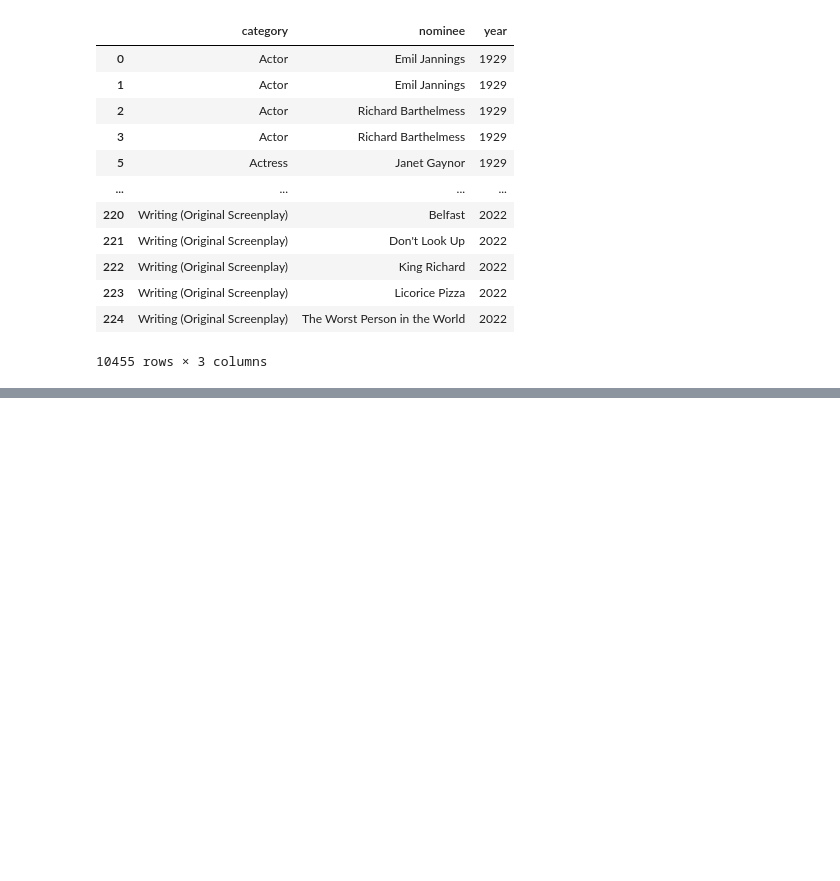
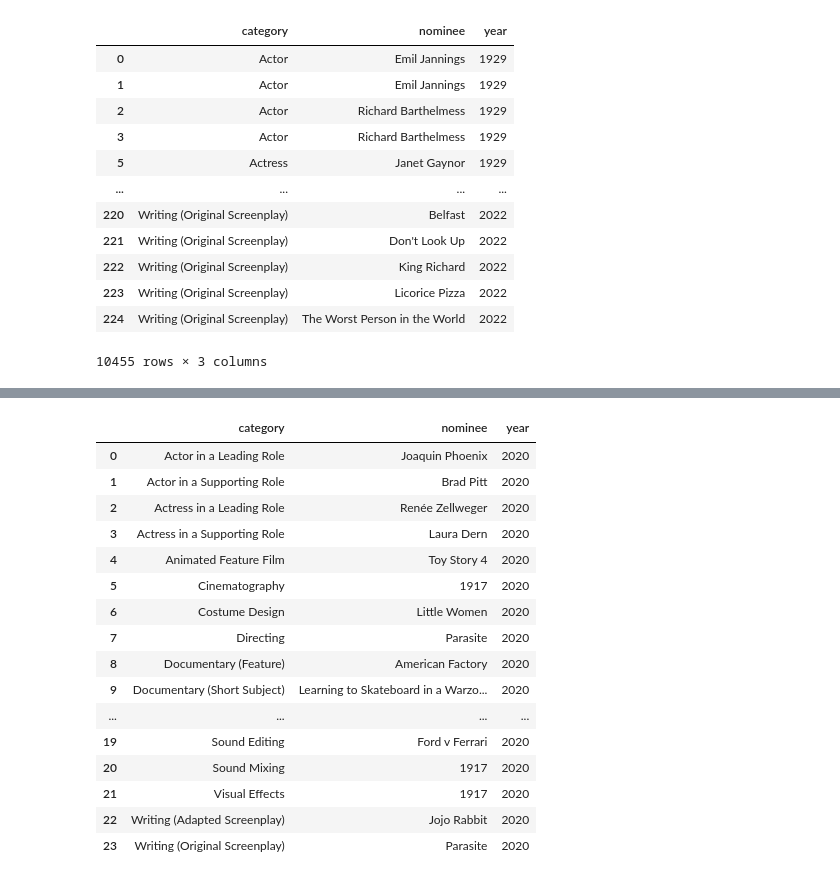
Before and after one commit to zoeteets/capstone, a Jupyter notebook: oscars.org_scrape_clean.ipynb, the cells around one changed output, grey strips where cells are left out. Drawn from its saved outputs; the diff is of its cells as text; code cells hidden in the pictures; blank space fills up the shorter version.

Commit message:
Add files via upload
complete, 2 df: winner_df and nominee_df

```diff
--- a/oscars.org_scrape_clean.ipynb
+++ b/oscars.org_scrape_clean.ipynb
@@ -303,0 +253,6 @@ df.to_csv('oscar_nominees.csv')
+# %%
+#find all winners
+for grouping in soup.findAll('div', attrs={'class':'view-content'})[1].findAll('div', attrs={'class':'view-grouping'}):
+    print(grouping.find('h2').text)
+    print(grouping.find('h3').text)
+    print(grouping.find('h4').text)
@@ -303,0 +277,3 @@ df.to_csv('oscar_nominees.csv')
+# %%
+#define winner_soup
+winner_soup = soup.findAll('div', attrs={'class':'view-content'})[1].findAll('div', attrs={'class':'view-grouping'})
@@ -303,0 +301,33 @@ df.to_csv('oscar_nominees.csv')
+# %%
+#user-defined funtion for single year with winners
+def scrape_winner(x):
+    URL = f'https://www.oscars.org/oscars/ceremonies/{x}' # /{year}
+
+    response = requests.get(URL)
+    soup=bs(response.text)
+
+    winner_soup = soup.findAll('div', attrs={'class':'view-content'})[1].findAll('div', attrs={'class':'view-grouping'})
+    winner = pd.DataFrame().from_dict({grouping.find('h2').text : grouping.find('h4').text for grouping in winner_soup}, orient = 'index').T.melt(var_name='category', value_name='nominee')
+    #oscar = oscar.dropna()
+    winner['year'] = x
+    return winner
+
+scrape_winner(2020)
+# %% [output]
+|  | category | nominee | year |
+| 0 | Actor in a Leading Role | Joaquin Phoenix | 2020 |
+| 1 | Actor in a Supporting Role | Brad Pitt | 2020 |
+| 2 | Actress in a Leading Role | Renée Zellweger | 2020 |
+| 3 | Actress in a Supporting Role | Laura Dern | 2020 |
+| 4 | Animated Feature Film | Toy Story 4 | 2020 |
+| 5 | Cinematography | 1917 | 2020 |
+| 6 | Costume Design | Little Women | 2020 |
+| 7 | Directing | Parasite | 2020 |
+| 8 | Documentary (Feature) | American Factory | 2020 |
+| 9 | Documentary (Short Subject) | Learning to Skateboard in a Warzo... | 2020 |
+| ... | ... | ... | ... |
+| 19 | Sound Editing | Ford v Ferrari | 2020 |
+| 20 | Sound Mixing | 1917 | 2020 |
+| 21 | Visual Effects | 1917 | 2020 |
+| 22 | Writing (Adapted Screenplay) | Jojo Rabbit | 2020 |
+| 23 | Writing (Original Screenplay) | Parasite | 2020 |
```
Also changed, not shown: parts of 26 cells of this notebook.
